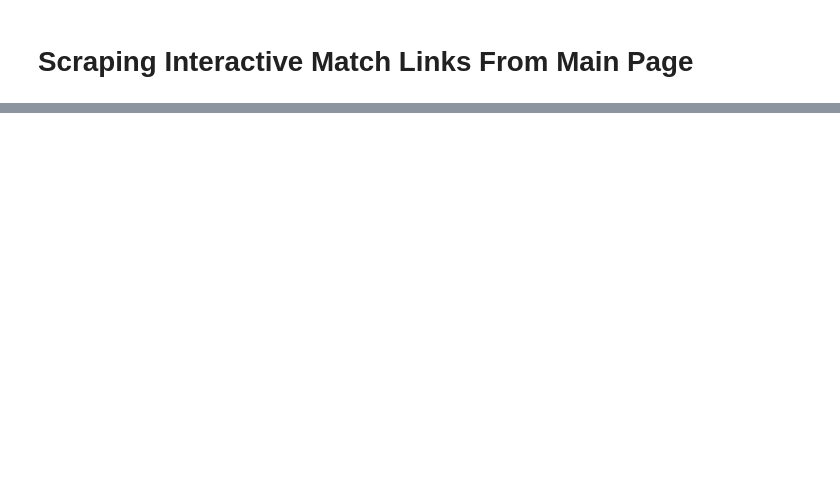
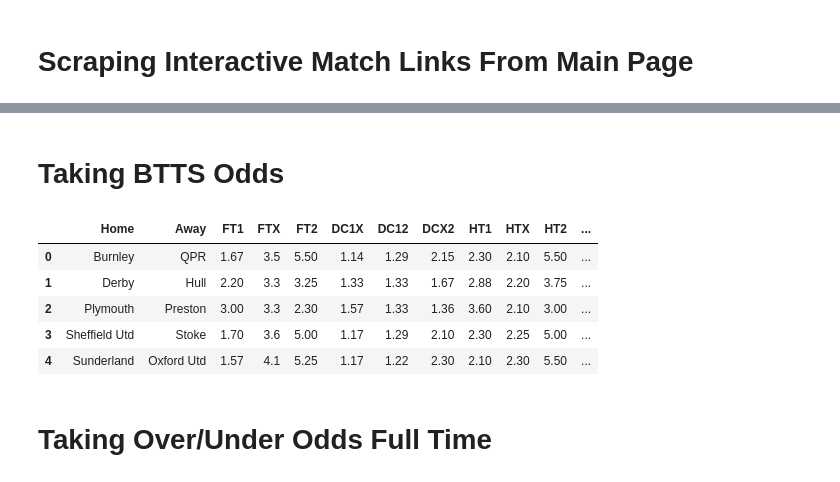
Before and after one commit to musayevf/Dixon_Coles_2025, a Jupyter notebook: Scraper.ipynb, the cells around one changed output, grey strips where cells are left out. Drawn from its saved outputs; the diff is of its cells as text; code cells hidden in the pictures; blank space fills up the shorter version.

```diff
--- a/Scraper.ipynb
+++ b/Scraper.ipynb
@@ -175,0 +329,51 @@ bs4.element.ResultSet
+# %% [markdown]
+# Taking BTTS Odds
+# %%
+driver = webdriver.Chrome(service=service)
+
+# Extracting float values from the corresponding elements
+btts, otts = [], []
+
+for link in btts_links:
+    driver.get(link)
+
+    # Give time for dynamic content to load
+    driver.implicitly_wait(10)  # or time.sleep(seconds)
+
+    html = driver.page_source
+    soup = BeautifulSoup(html, 'html.parser')
+
+    elements = soup.select('.max-mm\:hidden , .gap-\[3px\] .height-content')
+
+    # Find the index of the element containing the text "bet365"
+    bet365_index = next((index for index, element in enumerate(elements) if 'bet365' in str(element)), None)
+    if bet365_index == None:
+       driver.get(link)
+
+        # Give time for dynamic content to load
+       driver.implicitly_wait(10)  # or time.sleep(seconds)
+
+       html = driver.page_source
+       soup = BeautifulSoup(html, 'html.parser')
+
+       elements = soup.select('.max-mm\:hidden , .gap-\[3px\] .height-content')
+
+       # Find the index of the element containing the text "bet365"
+       bet365_index = next((index for index, element in enumerate(elements) if 'bet365' in str(element)), None)
+
+    btts.append(float(elements[bet365_index + 1].text))
+    otts.append(float(elements[bet365_index + 2].text))
+
+driver.quit()
+
+ft_df['BTTS'], ft_df['OTTS'] = btts, otts
+ft_df.head()
+# %% [output]
+|  | Home | Away | FT1 | FTX | FT2 | DC1X | DC12 | DCX2 | HT1 | HTX | HT2 | ... |
+| 0 | Burnley | QPR | 1.67 | 3.5 | 5.50 | 1.14 | 1.29 | 2.15 | 2.30 | 2.10 | 5.50 | ... |
+| 1 | Derby | Hull | 2.20 | 3.3 | 3.25 | 1.33 | 1.33 | 1.67 | 2.88 | 2.20 | 3.75 | ... |
+| 2 | Plymouth | Preston | 3.00 | 3.3 | 2.30 | 1.57 | 1.33 | 1.36 | 3.60 | 2.10 | 3.00 | ... |
+| 3 | Sheffield Utd | Stoke | 1.70 | 3.6 | 5.00 | 1.17 | 1.29 | 2.10 | 2.30 | 2.25 | 5.00 | ... |
+| 4 | Sunderland | Oxford Utd | 1.57 | 4.1 | 5.25 | 1.17 | 1.22 | 2.30 | 2.10 | 2.30 | 5.50 | ... |
+# %% [markdown]
+# Taking Over/Under Odds Full Time
```
Also changed, not shown: parts of 22 cells of this notebook, 17 other files.
